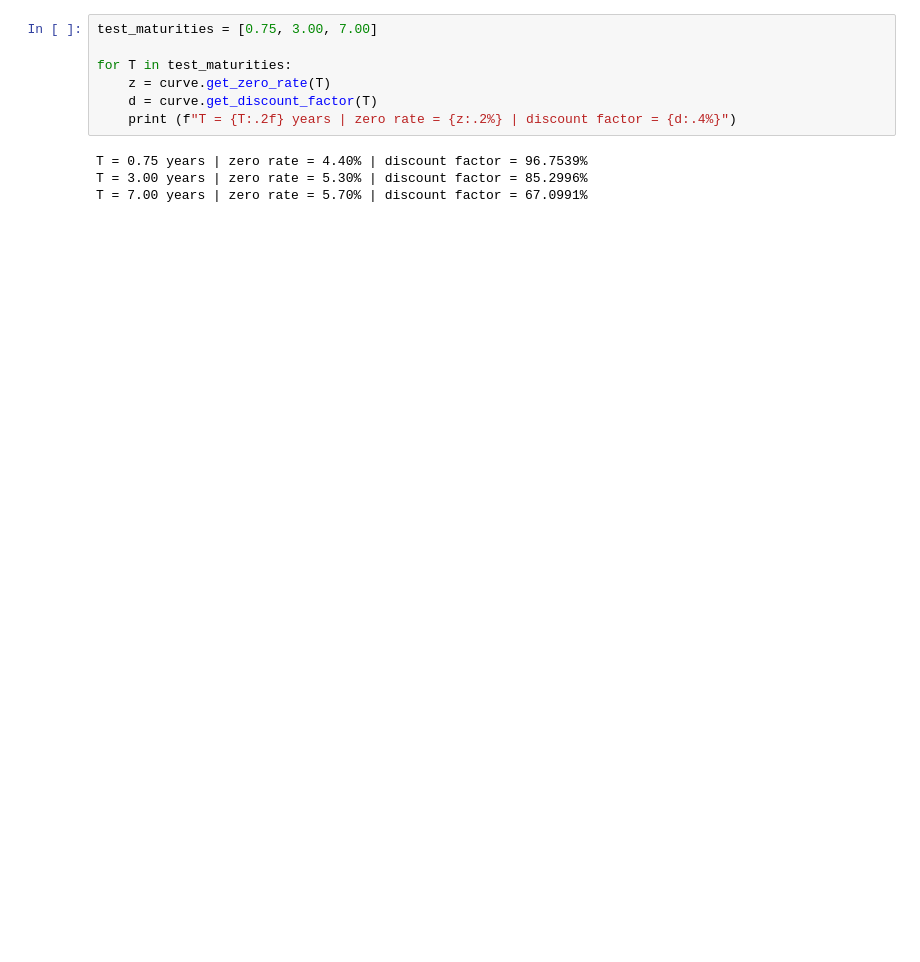
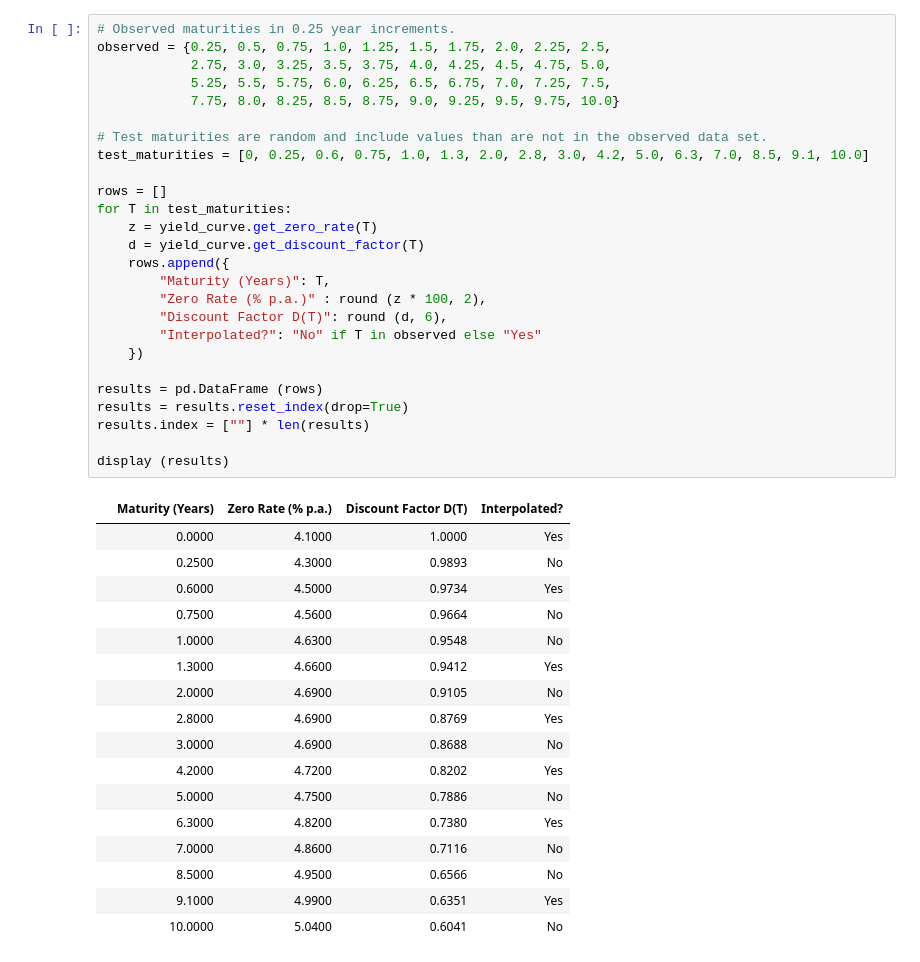
Before and after one commit to indigohill/FINM3422_A3_T7_G1_DP, a Jupyter notebook: notebooks/yield_curve_exploration_test.ipynb, the cells around one changed output. Saved outputs shown, nothing was run; the diff lists cells and outputs as text; blank space fills up the shorter version.

```diff
--- a/notebooks/yield_curve_exploration_test.ipynb
+++ b/notebooks/yield_curve_exploration_test.ipynb
@@ -33,11 +137,44 @@ curve = YieldCurve (
 # %%
-test_maturities = [0.75, 3.00, 7.00]
+# Observed maturities in 0.25 year increments.
+observed = {0.25, 0.5, 0.75, 1.0, 1.25, 1.5, 1.75, 2.0, 2.25, 2.5,
+            2.75, 3.0, 3.25, 3.5, 3.75, 4.0, 4.25, 4.5, 4.75, 5.0,
+            5.25, 5.5, 5.75, 6.0, 6.25, 6.5, 6.75, 7.0, 7.25, 7.5,
+            7.75, 8.0, 8.25, 8.5, 8.75, 9.0, 9.25, 9.5, 9.75, 10.0}
 
+# Test maturities are random and include values than are not in the observed data set.
+test_maturities = [0, 0.25, 0.6, 0.75, 1.0, 1.3, 2.0, 2.8, 3.0, 4.2, 5.0, 6.3, 7.0, 8.5, 9.1, 10.0]
+
+rows = []
 for T in test_maturities:
-    z = curve.get_zero_rate(T)
-    d = curve.get_discount_factor(T)
-    print (f"T = {T:.2f} years | zero rate = {z:.2%} | discount factor = {d:.4%}")
+    z = yield_curve.get_zero_rate(T)
+    d = yield_curve.get_discount_factor(T)
+    rows.append({
+        "Maturity (Years)": T,
+        "Zero Rate (% p.a.)" : round (z * 100, 2),
+        "Discount Factor D(T)": round (d, 6),
+        "Interpolated?": "No" if T in observed else "Yes"
+    })
+
+results = pd.DataFrame (rows)
+results = results.reset_index(drop=True)
+results.index = [""] * len(results)
+
+display (results)
 # %% [output]
-T = 0.75 years | zero rate = 4.40% | discount factor = 96.7539%
-T = 3.00 years | zero rate = 5.30% | discount factor = 85.2996%
-T = 7.00 years | zero rate = 5.70% | discount factor = 67.0991%
+|  | Maturity (Years) | Zero Rate (% p.a.) | Discount Factor D(T) | Interpolated? |
+|  | 0.0000 | 4.1000 | 1.0000 | Yes |
+|  | 0.2500 | 4.3000 | 0.9893 | No |
+|  | 0.6000 | 4.5000 | 0.9734 | Yes |
+|  | 0.7500 | 4.5600 | 0.9664 | No |
+|  | 1.0000 | 4.6300 | 0.9548 | No |
+|  | 1.3000 | 4.6600 | 0.9412 | Yes |
+|  | 2.0000 | 4.6900 | 0.9105 | No |
+|  | 2.8000 | 4.6900 | 0.8769 | Yes |
+|  | 3.0000 | 4.6900 | 0.8688 | No |
+|  | 4.2000 | 4.7200 | 0.8202 | Yes |
+|  | 5.0000 | 4.7500 | 0.7886 | No |
+|  | 6.3000 | 4.8200 | 0.7380 | Yes |
+|  | 7.0000 | 4.8600 | 0.7116 | No |
+|  | 8.5000 | 4.9500 | 0.6566 | No |
+|  | 9.1000 | 4.9900 | 0.6351 | Yes |
+|  | 10.0000 | 5.0400 | 0.6041 | No |
```
Also changed, not shown: parts of 15 cells of this notebook, 4 other files.
